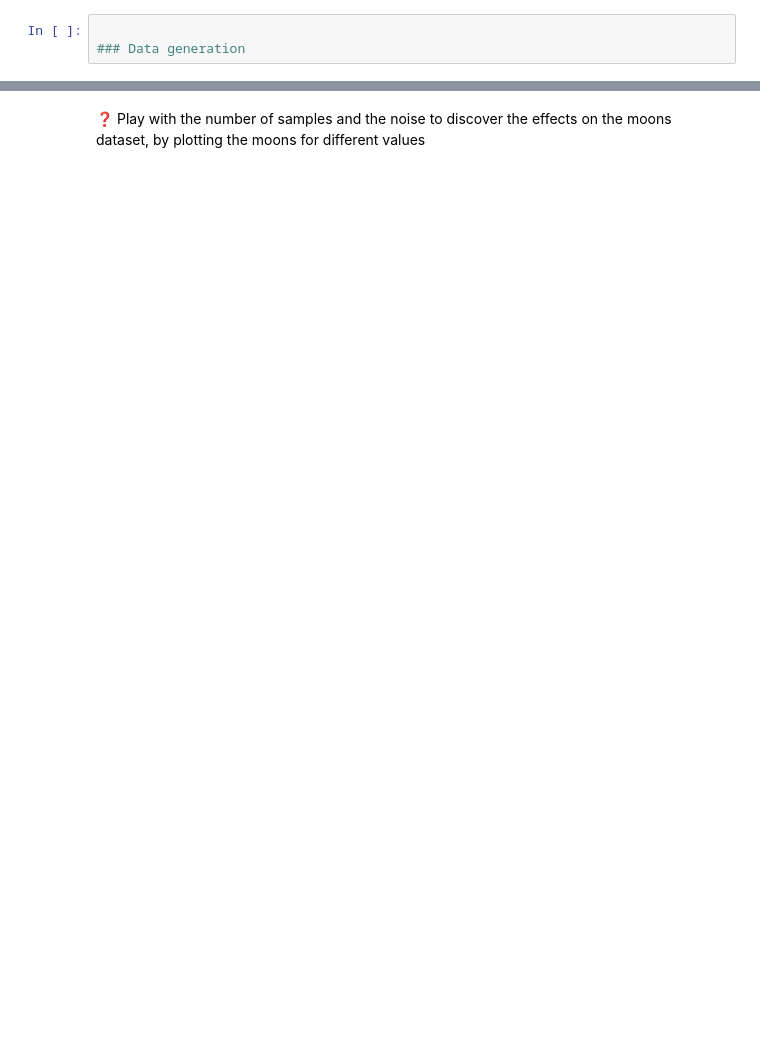
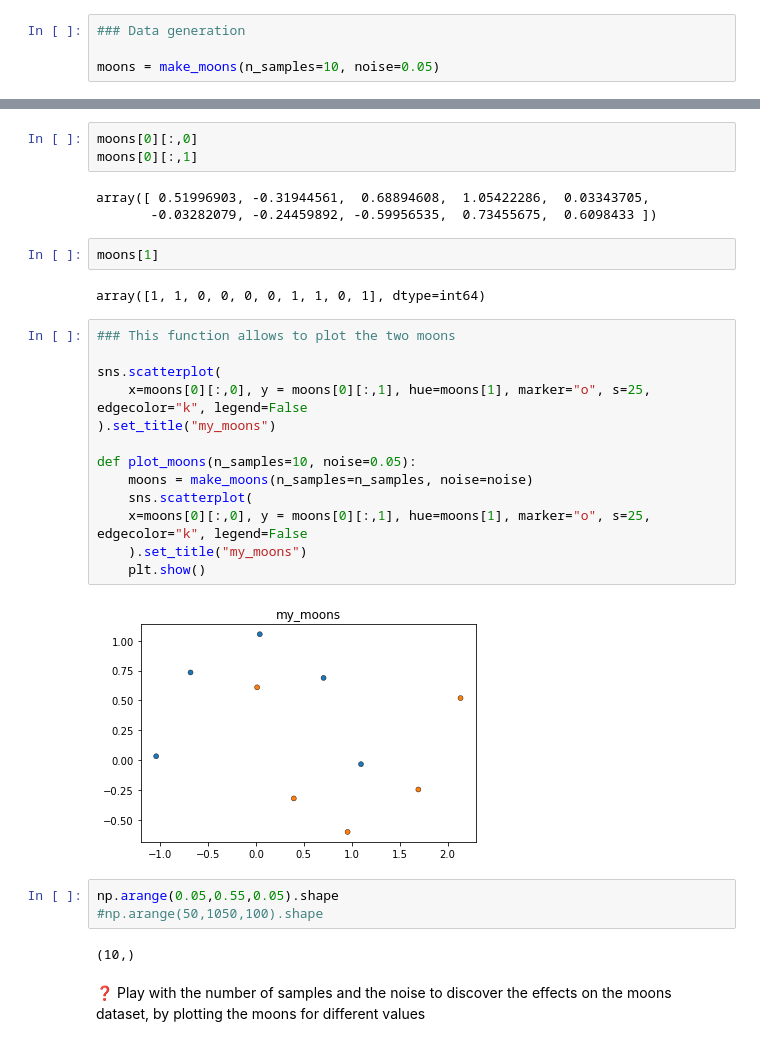
Before and after one commit to flo-collab/P10_my1st_deep, a Jupyter notebook: Exercise2/your_first_neural_network.ipynb, the cells around one changed output, grey strips where cells are left out. Drawn from its saved outputs; the diff is of its cells as text; blank space fills up the shorter version.

```diff
--- a/Exercise2/your_first_neural_network.ipynb
+++ b/Exercise2/your_first_neural_network.ipynb
@@ -24,3 +30,4 @@ Here, we will use the scikit-learn `make_moons` function [(see documentation her
 # %%
+### Data generation
 
-### Data generation
+moons = make_moons(n_samples=10, noise=0.05)
@@ -29,2 +47,32 @@ Here, we will use the scikit-learn `make_moons` function [(see documentation her
+# %%
+moons[0][:,0]
+moons[0][:,1]
+# %% [output]
+array([ 0.51996903, -0.31944561,  0.68894608,  1.05422286,  0.03343705,
+       -0.03282079, -0.24459892, -0.59956535,  0.73455675,  0.6098433 ])
+# %%
+moons[1]
+# %% [output]
+array([1, 1, 0, 0, 0, 0, 1, 1, 0, 1], dtype=int64)
+# %%
+### This function allows to plot the two moons
+
+sns.scatterplot(
+    x=moons[0][:,0], y = moons[0][:,1], hue=moons[1], marker="o", s=25, edgecolor="k", legend=False
+).set_title("my_moons")
+
+def plot_moons(n_samples=10, noise=0.05):
+    moons = make_moons(n_samples=n_samples, noise=noise)
+    sns.scatterplot(
+    x=moons[0][:,0], y = moons[0][:,1], hue=moons[1], marker="o", s=25, edgecolor="k", legend=False
+    ).set_title("my_moons")
+    plt.show()
+# %% [output]
+[figure, added]
+# %%
+np.arange(0.05,0.55,0.05).shape
+#np.arange(50,1050,100).shape
+# %% [output]
+(10,)
 # %% [markdown]
 ❓ Play with the number of samples and the noise to discover the effects on the moons dataset, by plotting the moons for different values
```
Also changed, not shown: parts of 6 cells of this notebook.
